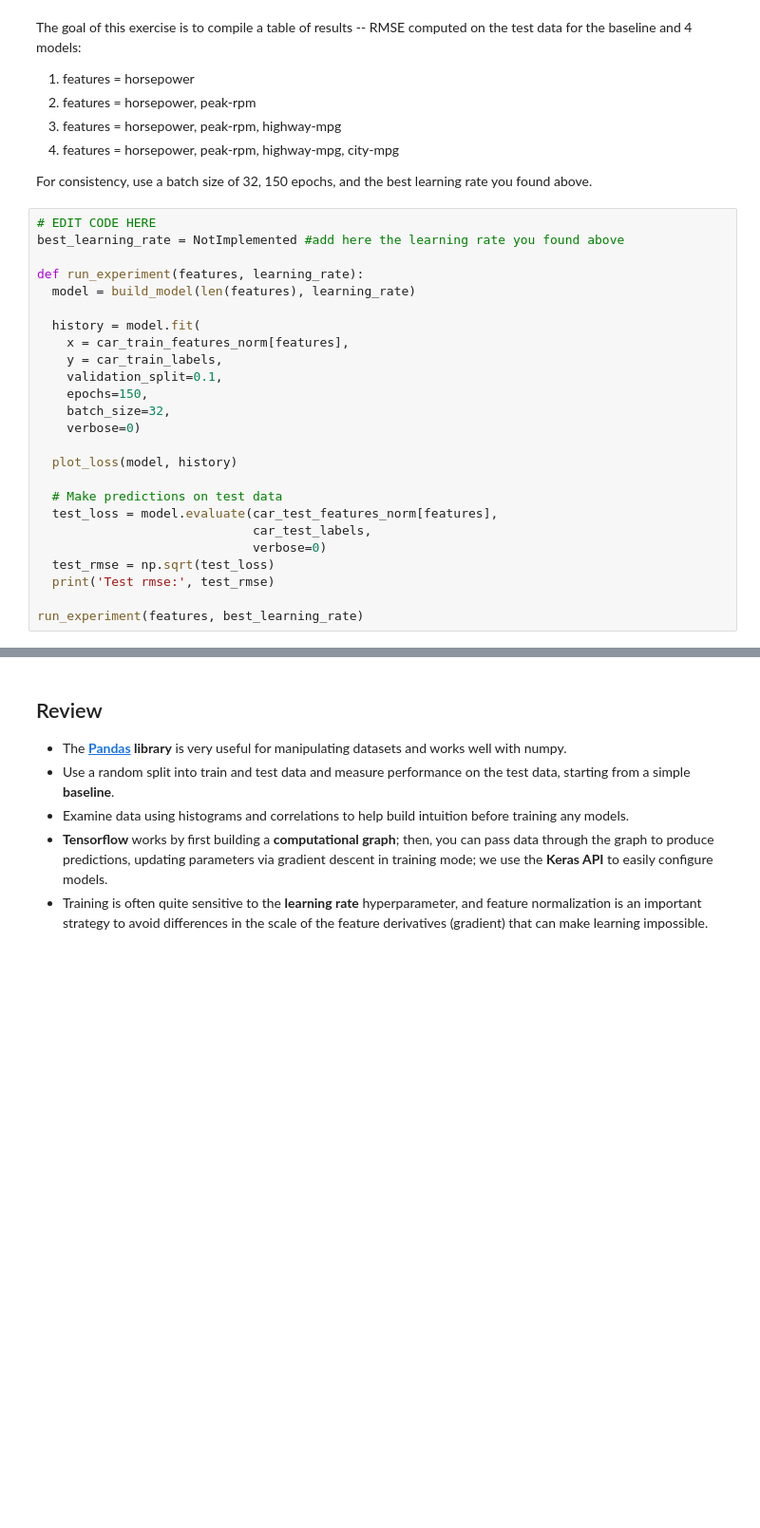
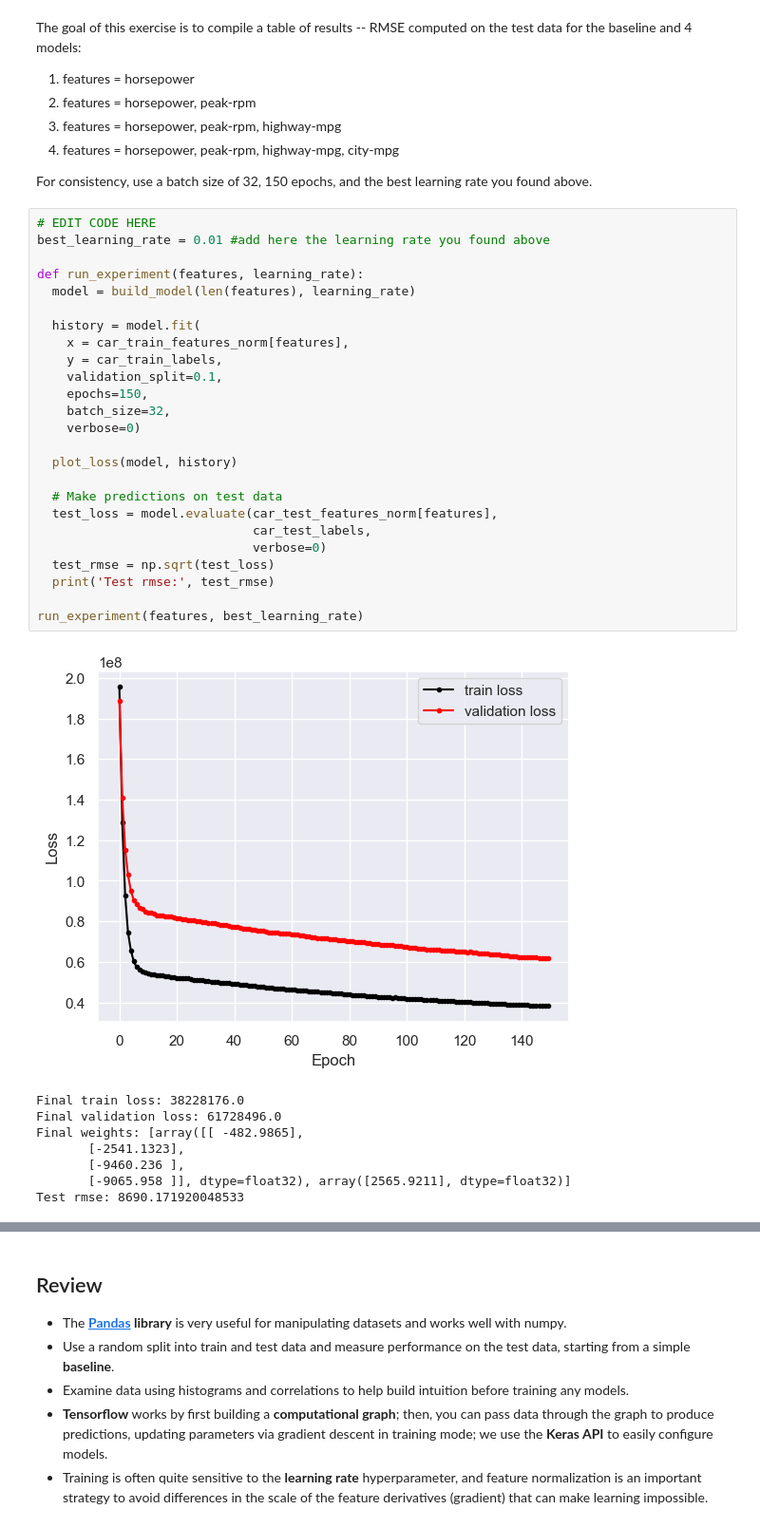
Before and after one commit to ucbahallaou/W207-Fall-2023, a Jupyter notebook: Homeworks/03 Linear Regression with Tensorflow.ipynb, the cells around one changed output, grey strips where cells are left out. Shown at 95% size. Drawn from its saved outputs; the diff is of its cells as text; blank space fills up the shorter version.

```diff
--- a/Homeworks/03 Linear Regression with Tensorflow.ipynb
+++ b/Homeworks/03 Linear Regression with Tensorflow.ipynb
@@ -467,29 +501,38 @@ The goal of this exercise is to compile a table of results -- RMSE computed on t
 For consistency, use a batch size of 32, 150 epochs, and the best learning rate you found above.
 # %%
 # EDIT CODE HERE
-best_learning_rate = NotImplemented #add here the learning rate you found above
+best_learning_rate = 0.01 #add here the learning rate you found above
 
 def run_experiment(features, learning_rate):
   model = build_model(len(features), learning_rate)
 
   history = model.fit(
     x = car_train_features_norm[features],
     y = car_train_labels,
     validation_split=0.1,
     epochs=150,
     batch_size=32,
     verbose=0)
 
   plot_loss(model, history)
 
   # Make predictions on test data
   test_loss = model.evaluate(car_test_features_norm[features],
                              car_test_labels,
                              verbose=0)
   test_rmse = np.sqrt(test_loss)
   print('Test rmse:', test_rmse)
 
 run_experiment(features, best_learning_rate)
+# %% [output]
+[figure, added]
+Final train loss: 38228176.0
+Final validation loss: 61728496.0
+Final weights: [array([[ -482.9865],
+       [-2541.1323],
+       [-9460.236 ],
+       [-9065.958 ]], dtype=float32), array([2565.9211], dtype=float32)]
+Test rmse: 8690.171920048533
 # %% [markdown]
 *Written answer:*
 
```
Also changed, not shown: parts of 10 cells of this notebook.
